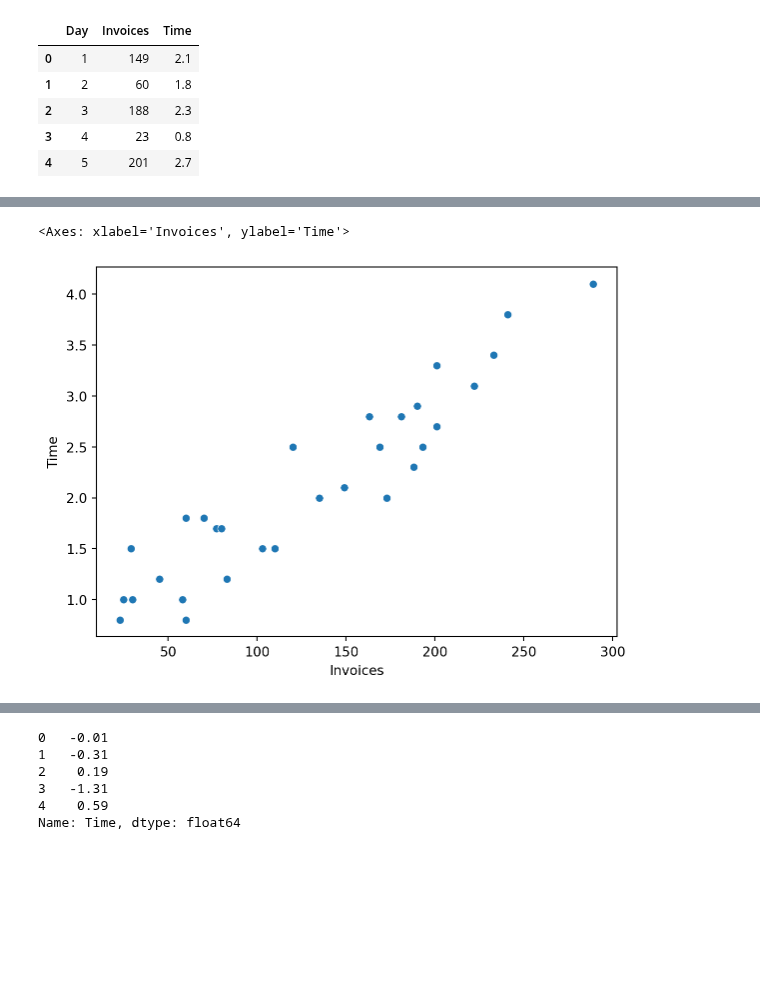
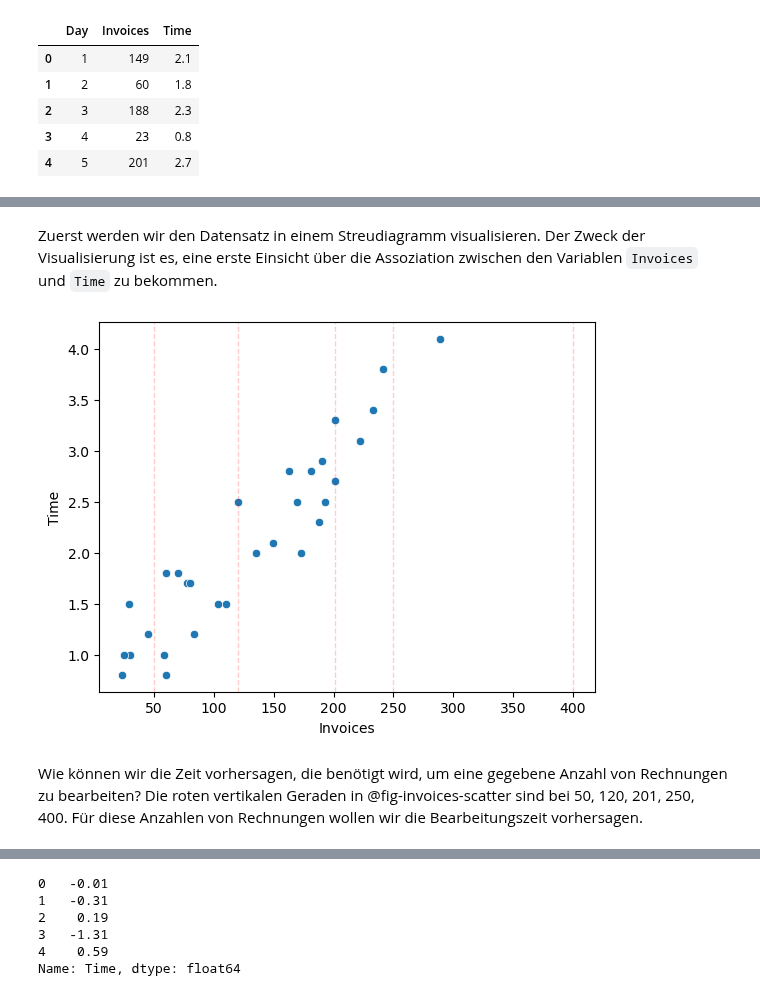
Before and after one commit to febse/econ2024-de, a Jupyter notebook: 03-KQ-Methode.ipynb, the cells around one changed output, grey strips where cells are left out. Cells and saved outputs as stored; diff of their text form; code cells hidden in the pictures; blank space fills up the shorter version.

```diff
--- a/03-KQ-Methode.ipynb
+++ b/03-KQ-Methode.ipynb
@@ -29,8 +41,16 @@ Der Datensatz enthält die folgenden Variable (Spalten):
+# %% [markdown]
+Zuerst werden wir den Datensatz in einem Streudiagramm visualisieren. Der Zweck der Visualisierung ist es, eine erste Einsicht über die Assoziation zwischen den Variablen `Invoices` und `Time` zu bekommen.
 # %%
 #| label: fig-invoices-scatter
-#| fig-cap: Streudiagramm der Bearbeitungszeit der Rechnungen und der Anzahl der Rechnungen
+#| fig-cap: Streudiagramm der Bearbeitungszeit der Rechnungen und der Anzahl der Rechnungen.
 
-sns.scatterplot(data=df, x="Invoices", y="Time")
+fig, ax = plt.subplots()
+
+sns.scatterplot(data=df, x="Invoices", y="Time", ax=ax)
+
+for x in [50, 120, 201, 250, 400]:
+    ax.axvline(x, color='r', linestyle='--', lw=1, alpha=0.2)
 # %% [output]
-<Axes: xlabel='Invoices', ylabel='Time'>
-[figure, old version]
+[figure, new version]
+# %% [markdown]
+Wie können wir die Zeit vorhersagen, die benötigt wird, um eine gegebene Anzahl von Rechnungen zu bearbeiten? Die roten vertikalen Geraden in @fig-invoices-scatter sind bei 50, 120, 201, 250, 400. Für diese Anzahlen von Rechnungen wollen wir die Bearbeitungszeit vorhersagen.
```
Also changed, not shown: parts of 52 cells of this notebook.
